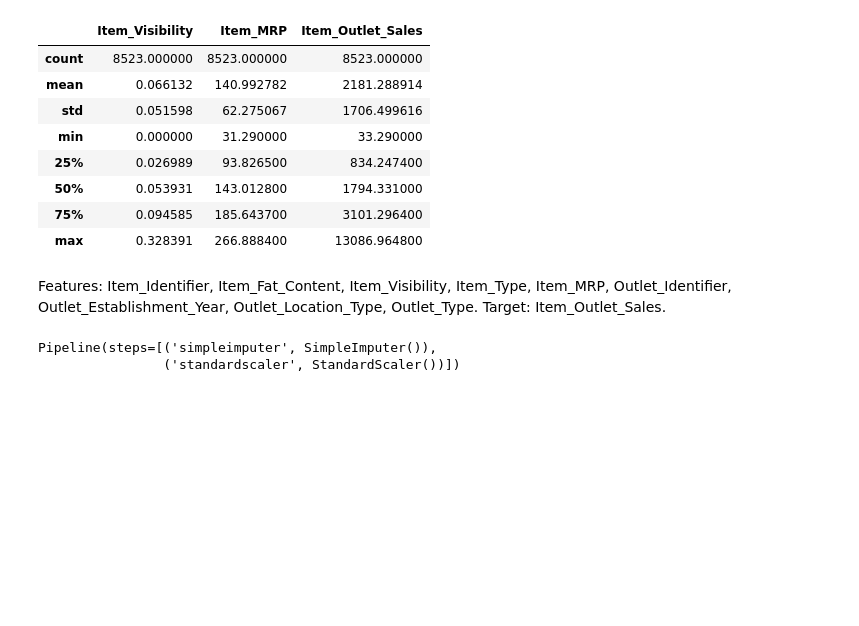
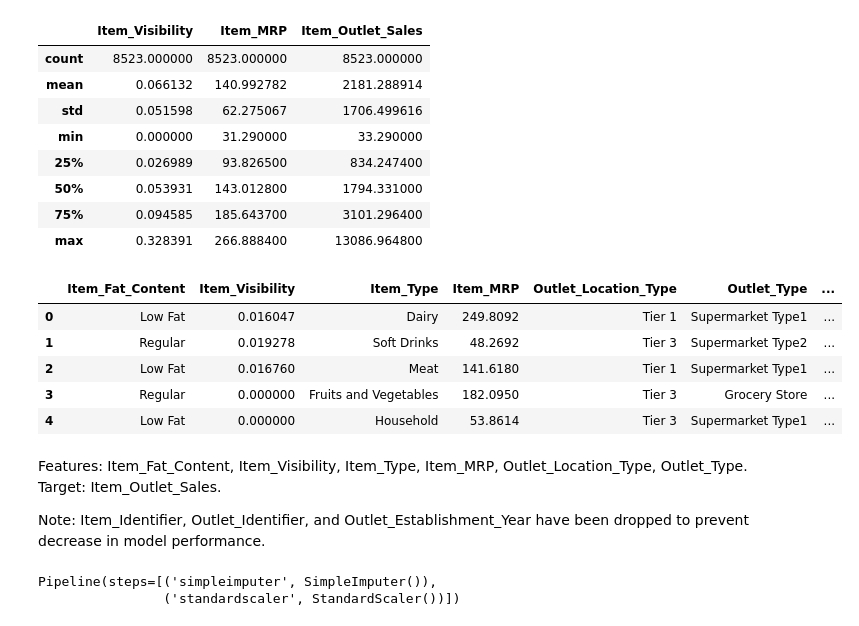
Before and after one commit to arechigajd/food_sales_predictions, a Jupyter notebook: foodsoldstoresML.ipynb, the cells around one changed output. Cells and saved outputs as stored; diff of their text form; code cells hidden in the pictures; blank space fills up the shorter version.

```diff
--- a/foodsoldstoresML.ipynb
+++ b/foodsoldstoresML.ipynb
@@ -469,9 +469,21 @@ future_sales_df.describe()
 | 50% | 0.053931 | 143.012800 | 1794.331000 |
 | 75% | 0.094585 | 185.643700 | 3101.296400 |
 | max | 0.328391 | 266.888400 | 13086.964800 |
+# %%
+future_sales_df.drop(columns=['Item_Identifier', 'Outlet_Identifier','Outlet_Establishment_Year'], axis = 1, inplace = True)
+future_sales_df.head()
+# %% [output]
+|  | Item_Fat_Content | Item_Visibility | Item_Type | Item_MRP | Outlet_Location_Type | Outlet_Type | ... |
+| 0 | Low Fat | 0.016047 | Dairy | 249.8092 | Tier 1 | Supermarket Type1 | ... |
+| 1 | Regular | 0.019278 | Soft Drinks | 48.2692 | Tier 3 | Supermarket Type2 | ... |
+| 2 | Low Fat | 0.016760 | Meat | 141.6180 | Tier 1 | Supermarket Type1 | ... |
+| 3 | Regular | 0.000000 | Fruits and Vegetables | 182.0950 | Tier 3 | Grocery Store | ... |
+| 4 | Low Fat | 0.000000 | Household | 53.8614 | Tier 3 | Supermarket Type1 | ... |
 # %% [markdown]
-Features: Item_Identifier, Item_Fat_Content, Item_Visibility, Item_Type, Item_MRP, Outlet_Identifier, Outlet_Establishment_Year, Outlet_Location_Type, Outlet_Type.
+Features: Item_Fat_Content, Item_Visibility, Item_Type, Item_MRP, Outlet_Location_Type, Outlet_Type.
 Target: Item_Outlet_Sales.
+
+Note: Item_Identifier, Outlet_Identifier, and Outlet_Establishment_Year have been dropped to prevent decrease in model performance.
 # %%
 X = future_sales_df.drop('Item_Outlet_Sales', axis=1)
 y = future_sales_df['Item_Outlet_Sales']
```
Also changed, not shown: parts of 30 cells of this notebook.
